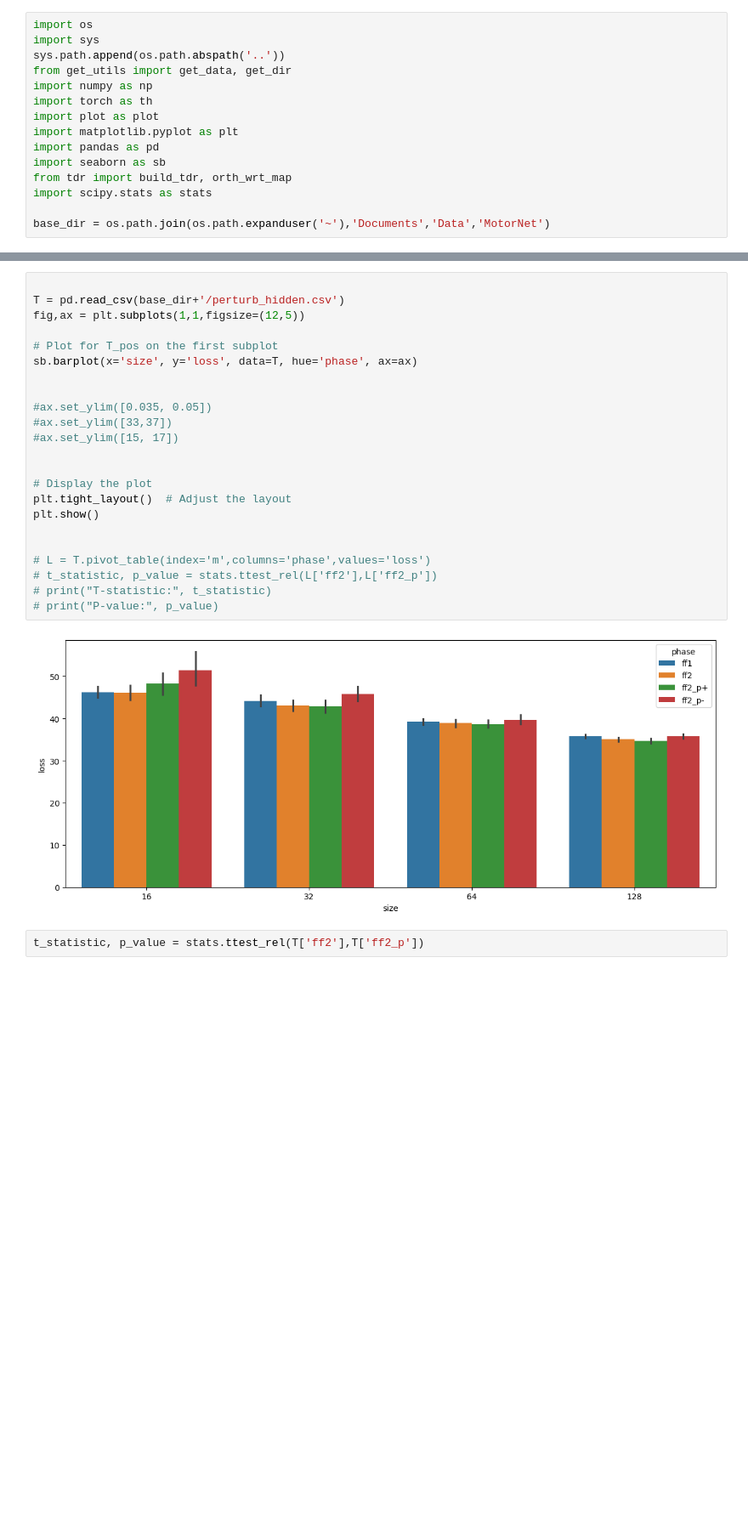
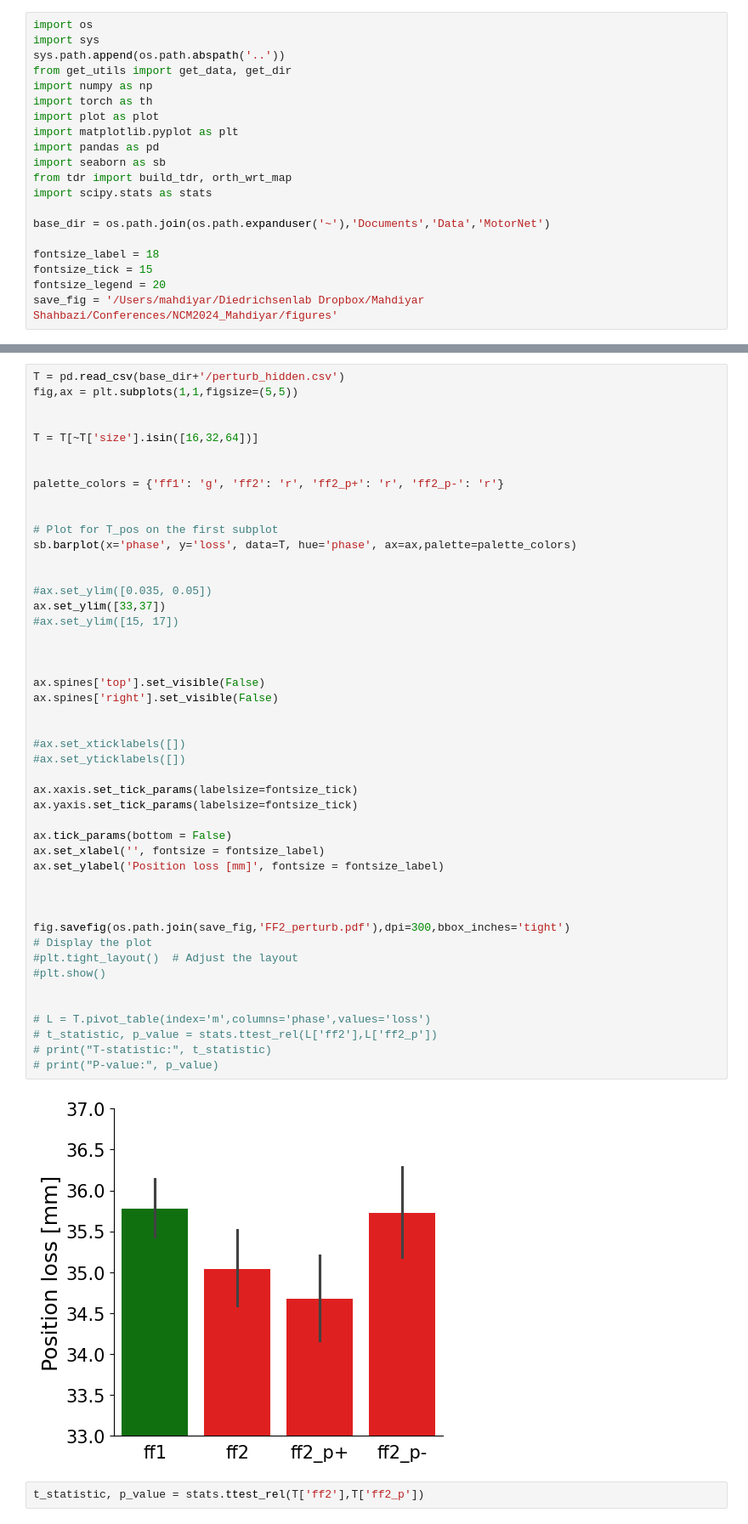
Before and after one commit to mshahbazi1997/MotorSavingModel, a Jupyter notebook: notebooks/perturb_hidden.ipynb, the cells around one changed output, grey strips where cells are left out. Shown at 85% size. Cells and saved outputs as stored; diff of their text form; blank space fills up the shorter version.

```diff
--- a/notebooks/perturb_hidden.ipynb
+++ b/notebooks/perturb_hidden.ipynb
@@ -13,3 +13,8 @@ from tdr import build_tdr, orth_wrt_map
 import scipy.stats as stats
 
 base_dir = os.path.join(os.path.expanduser('~'),'Documents','Data','MotorNet')
+
+fontsize_label = 18
+fontsize_tick = 15
+fontsize_legend = 20
+save_fig = '/Users/mahdiyar/Diedrichsenlab Dropbox/Mahdiyar Shahbazi/Conferences/NCM2024_Mahdiyar/figures'
@@ -127,28 +211,52 @@ T.to_csv(base_dir+'/perturb_hidden.csv',index=False)
 # %%
+T = pd.read_csv(base_dir+'/perturb_hidden.csv')
+fig,ax = plt.subplots(1,1,figsize=(5,5))
 
-T = pd.read_csv(base_dir+'/perturb_hidden.csv')
-fig,ax = plt.subplots(1,1,figsize=(12,5))
+
+T = T[~T['size'].isin([16,32,64])]
+
+
+palette_colors = {'ff1': 'g', 'ff2': 'r', 'ff2_p+': 'r', 'ff2_p-': 'r'}
+
 
 # Plot for T_pos on the first subplot
-sb.barplot(x='size', y='loss', data=T, hue='phase', ax=ax)
+sb.barplot(x='phase', y='loss', data=T, hue='phase', ax=ax,palette=palette_colors)
 
 
 #ax.set_ylim([0.035, 0.05])
-#ax.set_ylim([33,37])
+ax.set_ylim([33,37])
 #ax.set_ylim([15, 17])
 
 
+
+ax.spines['top'].set_visible(False)
+ax.spines['right'].set_visible(False)
+
+
+#ax.set_xticklabels([])
+#ax.set_yticklabels([])
+
+ax.xaxis.set_tick_params(labelsize=fontsize_tick)
+ax.yaxis.set_tick_params(labelsize=fontsize_tick)
+
+ax.tick_params(bottom = False)
+ax.set_xlabel('', fontsize = fontsize_label)
+ax.set_ylabel('Position loss [mm]', fontsize = fontsize_label)
+
+
+
+fig.savefig(os.path.join(save_fig,'FF2_perturb.pdf'),dpi=300,bbox_inches='tight')
 # Display the plot
-plt.tight_layout()  # Adjust the layout
-plt.show()
+#plt.tight_layout()  # Adjust the layout
+#plt.show()
 
 
 # L = T.pivot_table(index='m',columns='phase',values='loss')
 # t_statistic, p_value = stats.ttest_rel(L['ff2'],L['ff2_p'])
 # print("T-statistic:", t_statistic)
 # print("P-value:", p_value)
 # %% [output]
-[figure, old version]
+[figure, new version]
 # %%
 t_statistic, p_value = stats.ttest_rel(T['ff2'],T['ff2_p'])
 # %% [output]
```
Also changed, not shown: parts of 6 cells of this notebook, 3 other files.
